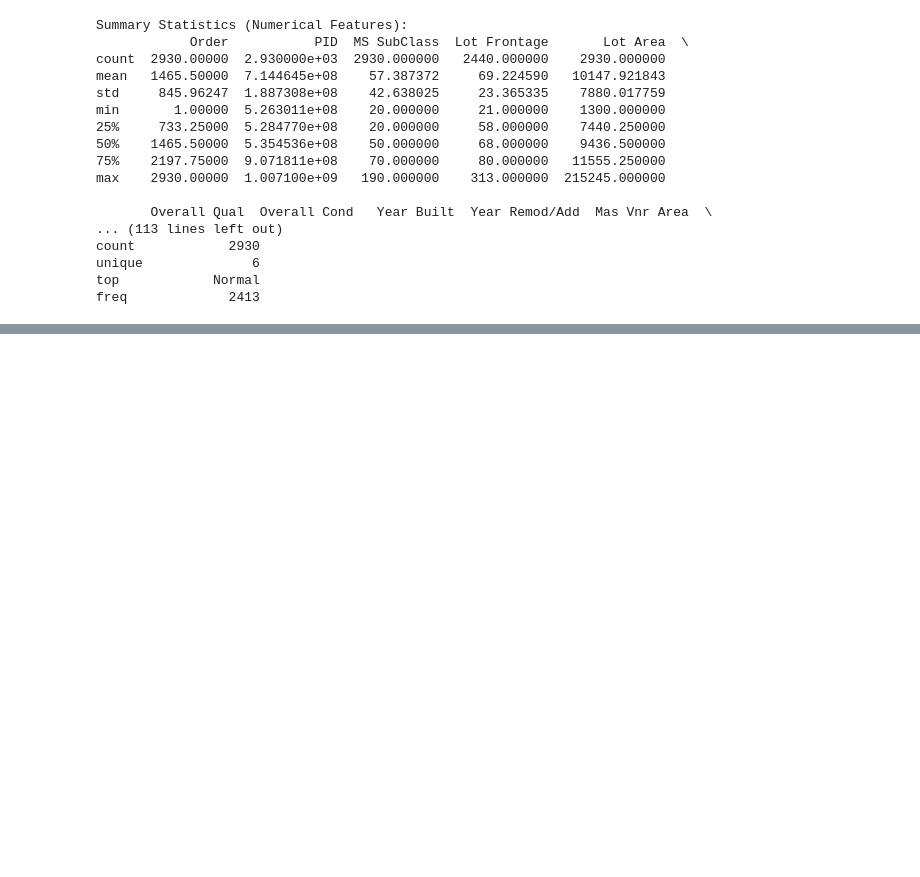
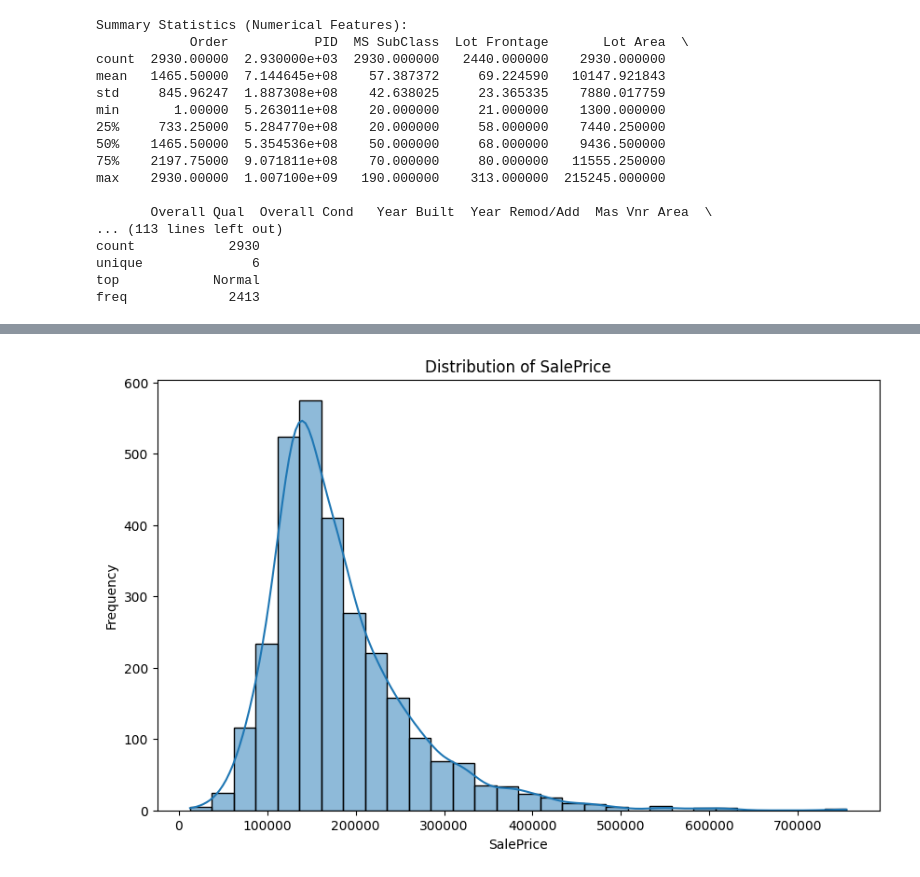
Before and after one commit to AZURIIEAL/MLOPs-Production-level, a Jupyter notebook: analysis/ExploratoryDataAnalysis.ipynb, the cells around one changed output, grey strips where cells are left out. Drawn from its saved outputs; the diff is of its cells as text; code cells hidden in the pictures; blank space fills up the shorter version.

```diff
--- a/analysis/ExploratoryDataAnalysis.ipynb
+++ b/analysis/ExploratoryDataAnalysis.ipynb
@@ -53,0 +155,5 @@ freq             2413
+# %%
+univariate_analyzer = UnivariateAnalyzer(NumericalUnivariateAnalysis())
+univariate_analyzer.execute_analysis(df, 'SalePrice')
+# %% [output]
+[figure, added]
```
Also changed, not shown: parts of 5 cells of this notebook, 4 other files.
